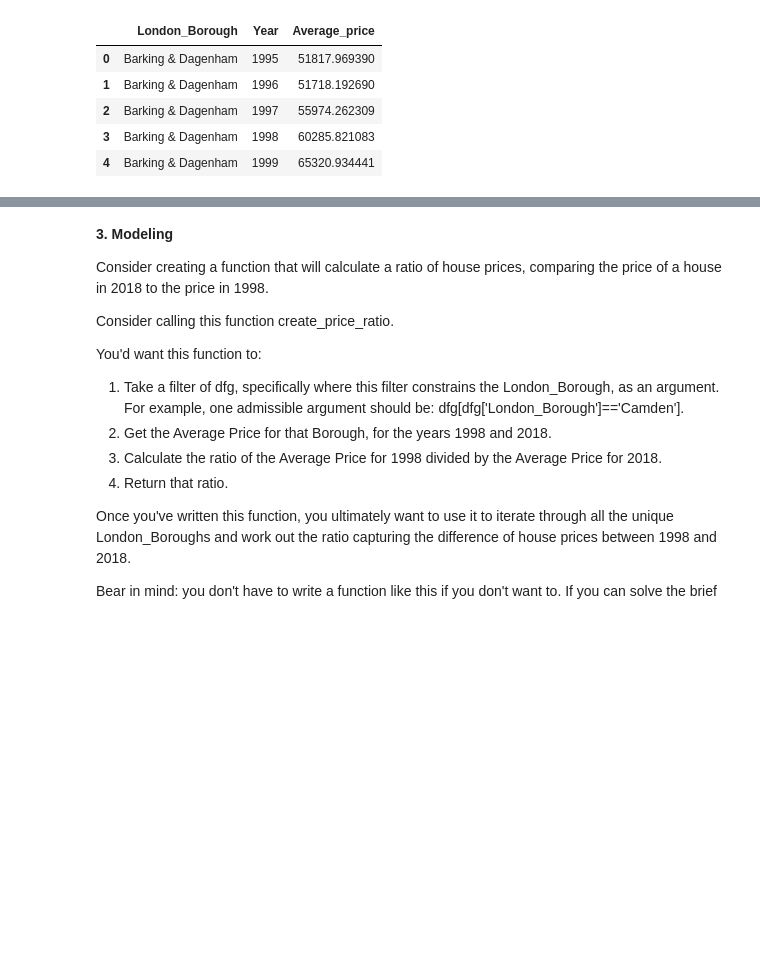
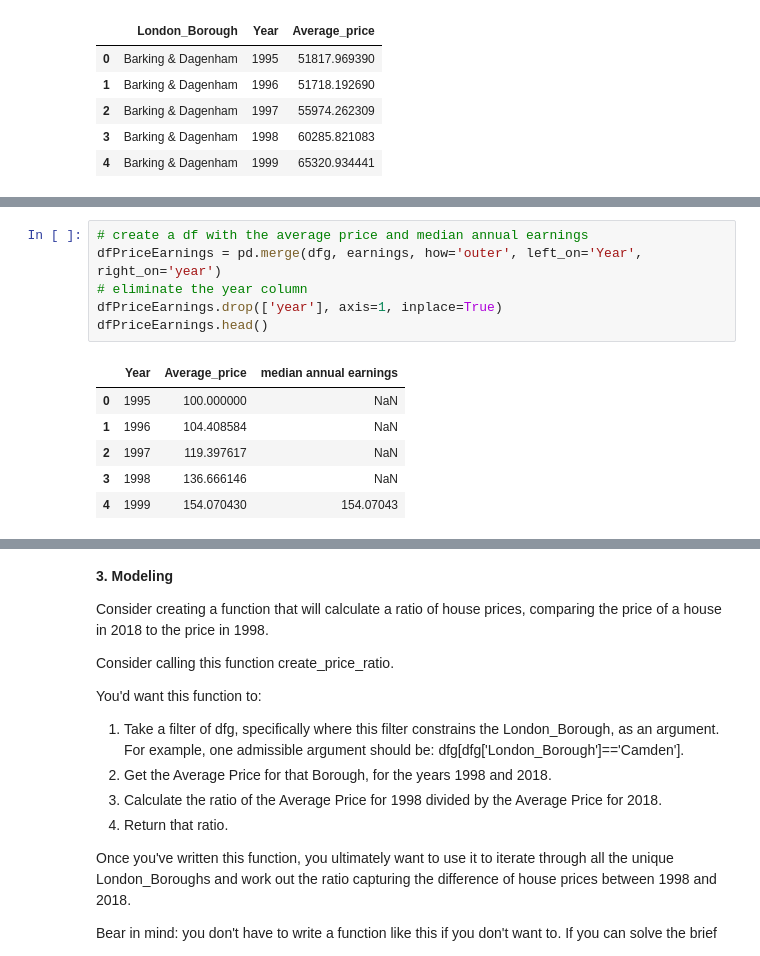
Before and after one commit to fugisawa/Springboard, a Jupyter notebook: Unit 4 Challenge - Tier 3.ipynb, the cells around one changed output, grey strips where cells are left out. Drawn from its saved outputs; the diff is of its cells as text; blank space fills up the shorter version.

```diff
--- a/Unit 4 Challenge - Tier 3.ipynb
+++ b/Unit 4 Challenge - Tier 3.ipynb
@@ -301,0 +329,13 @@ dfg.head()
+# %%
+# create a df with the average price and median annual earnings
+dfPriceEarnings = pd.merge(dfg, earnings, how='outer', left_on='Year', right_on='year')
+# eliminate the year column
+dfPriceEarnings.drop(['year'], axis=1, inplace=True)
+dfPriceEarnings.head()
+# %% [output]
+|  | Year | Average_price | median annual earnings |
+| 0 | 1995 | 100.000000 | NaN |
+| 1 | 1996 | 104.408584 | NaN |
+| 2 | 1997 | 119.397617 | NaN |
+| 3 | 1998 | 136.666146 | NaN |
+| 4 | 1999 | 154.070430 | 154.07043 |
```
Also changed, not shown: parts of 4 cells of this notebook.
